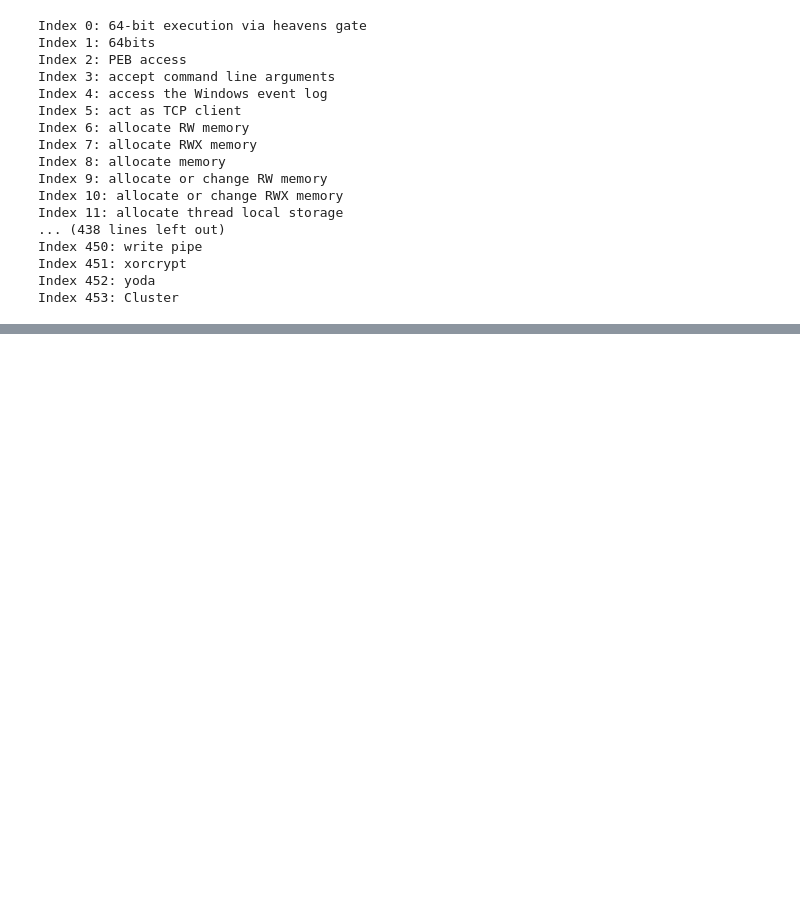
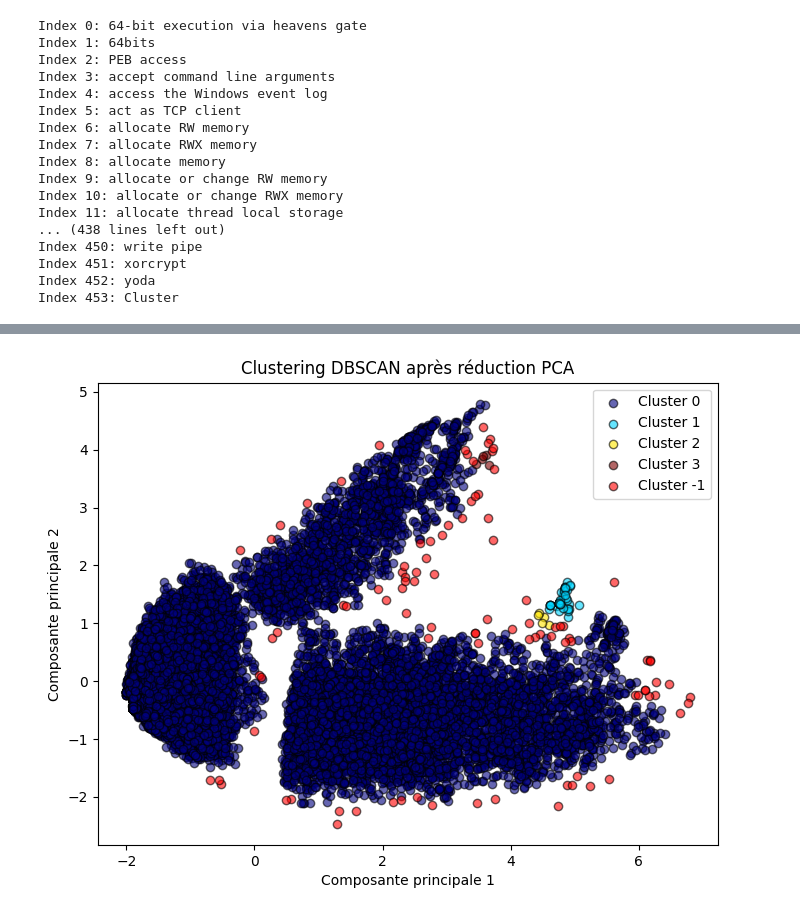
Before and after one commit to lucasvazelle/SORBONNE_DATA_CHALLENGE_SALT, a Jupyter notebook: Non_supervisé_entre_les_comportements.ipynb, the cells around one changed output, grey strips where cells are left out. Cells and saved outputs as stored; diff of their text form; code cells hidden in the pictures; blank space fills up the shorter version.

```diff
--- a/Non_supervisé_entre_les_comportements.ipynb
+++ b/Non_supervisé_entre_les_comportements.ipynb
@@ -226,0 +304,33 @@ Index 453: Cluster
+# %%
+
+# Réduction de dimension avec PCA pour la visualisation
+pca = PCA(n_components=2)
+X_pca = pca.fit_transform(metadata_train.iloc[:, 1:])  # Suppression de la première colonne si besoin
+
+# Appliquer DBSCAN (il faut ajuster eps et min_samples en fonction des données)
+dbscan = DBSCAN(eps=0.15, min_samples=5).fit(X_pca)
+
+# Récupérer les labels de clusters (valeur -1 = bruit / outliers)
+labels = dbscan.labels_
+
+# Définition des couleurs
+unique_labels = set(labels)
+colors = [plt.cm.jet(float(i) / max(unique_labels)) for i in unique_labels]
+
+# Affichage des clusters
+plt.figure(figsize=(8, 6))
+for k, col in zip(unique_labels, colors):
+    class_member_mask = (labels == k)
+    if k == -1:
+        # Les outliers sont en noir
+        col = "red"
+
+    plt.scatter(X_pca[class_member_mask, 0], X_pca[class_member_mask, 1], c=col, label=f"Cluster {k}", alpha=0.6, edgecolors="k")
+
+plt.title("Clustering DBSCAN après réduction PCA")
+plt.xlabel("Composante principale 1")
+plt.ylabel("Composante principale 2")
+plt.legend()
+plt.show()
+# %% [output]
+[figure, added]
```
Also changed, not shown: parts of 6 cells of this notebook.
